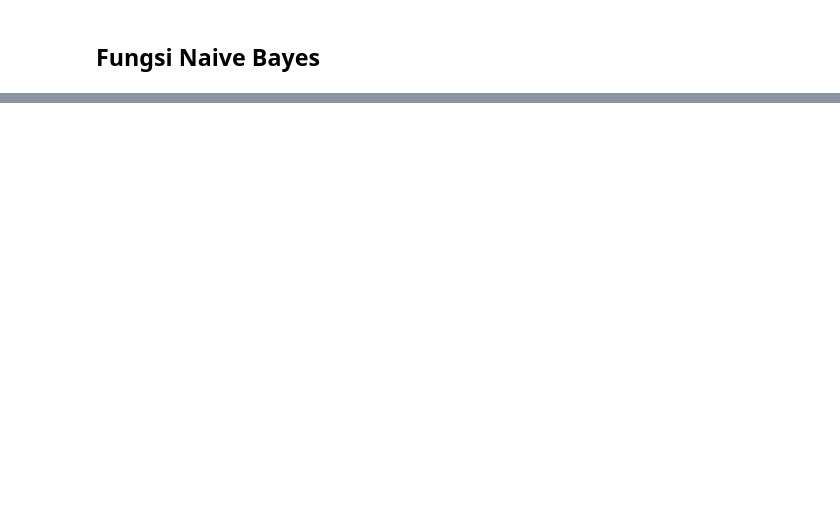
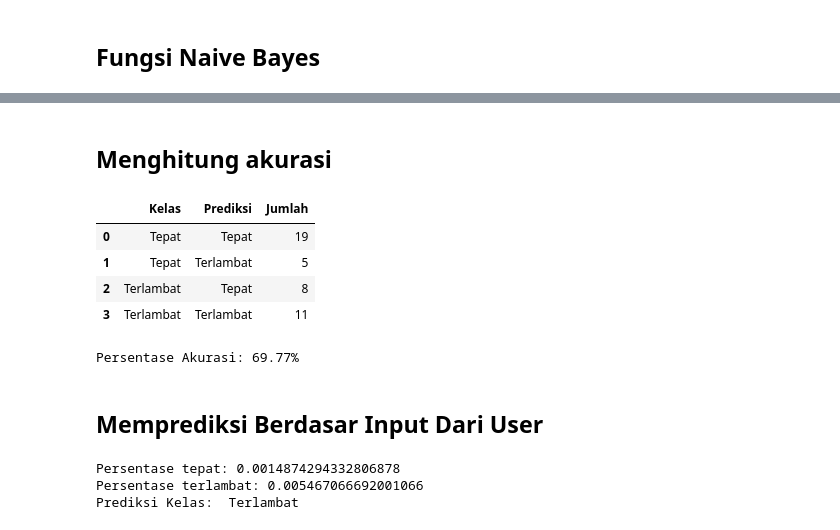
Before and after one commit to Syahbagus/Tugas_Kuliah, a Jupyter notebook: Semester 3/Statistik Komputasi/UAS/Naive_Bayes.ipynb, the cells around one changed output, grey strips where cells are left out. Drawn from its saved outputs; the diff is of its cells as text; code cells hidden in the pictures; blank space fills up the shorter version.

```diff
--- a/Semester 3/Statistik Komputasi/UAS/Naive_Bayes.ipynb
+++ b/Semester 3/Statistik Komputasi/UAS/Naive_Bayes.ipynb
@@ -521,0 +565,62 @@ Prediksi Kelas:  Terlambat
+# %% [markdown]
+## Menghitung akurasi
+# %%
+# Menginisialisasi list untuk menyimpan hasil evaluasi
+evaluasi = []
+
+# Kombinasi nilai yang mungkin pada kolom "KELAS" dan "PREDIKSI"
+nilai_kelas = ['Tepat', 'Terlambat']
+nilai_prediksi = ['Tepat', 'Terlambat']
+
+# Iterasi untuk setiap kombinasi nilai
+for kelas in nilai_kelas:
+    for prediksi in nilai_prediksi:
+        # Menghitung jumlah baris yang sesuai dengan kombinasi nilai
+        jumlah_baris = len(data_testing_copy[(data_testing_copy['KELAS'] == kelas) & (data_testing_copy['Prediksi'] == prediksi)])
+        evaluasi.append({
+            'Kelas': kelas,
+            'Prediksi': prediksi,
+            'Jumlah': jumlah_baris
+        })
+
+# Membuat DataFrame untuk hasil evaluasi
+df_evaluasi = pd.DataFrame(evaluasi)
+
+# Menampilkan DataFrame hasil evaluasi
+df_evaluasi
+# %% [output]
+|  | Kelas | Prediksi | Jumlah |
+| 0 | Tepat | Tepat | 19 |
+| 1 | Tepat | Terlambat | 5 |
+| 2 | Terlambat | Tepat | 8 |
+| 3 | Terlambat | Terlambat | 11 |
+# %%
+# Menghitung jumlah prediksi benar
+jumlah_prediksi_benar = df_evaluasi[df_evaluasi['Kelas'] == df_evaluasi['Prediksi']]['Jumlah'].sum()
+
+# Menghitung total data
+total_data = df_evaluasi['Jumlah'].sum()
+
+# Menghitung persentase akurasi
+persentase_akurasi = (jumlah_prediksi_benar / total_data) * 100
+
+print(f'Persentase Akurasi: {persentase_akurasi:.2f}%')
+# %% [output]
+Persentase Akurasi: 69.77%
+# %% [markdown]
+## Memprediksi Berdasar Input Dari User
+# %%
+
+jenisKelamin = input('Masukkan jenis kelamin anda? (Laki-laki/Perempuan): ')
+asalDaerah = input('Dari mana asal anda? (Dalam Kabupaten/Dalam Provinsi/Luar Pulau: ')
+cuti = input('Pernahkah anda cuti? (Ya/Tidak): ')
+asalSMA = input('Masukkan asal SMA anda (SMA/SMK/MA): ')
+nikah = input('Sudahkah anda menikah? (Sudah/Belum): ')
+program = input('Program yang anda ikuti (Karyawan/Reguler): ')
+
+kelas_prediksi = naive_bayes_prediction(jenisKelamin, asalDaerah, cuti, asalSMA, nikah, program)
+print("Prediksi Kelas: ", kelas_prediksi)
+# %% [output]
+Persentase tepat: 0.0014874294332806878
+Persentase terlambat: 0.005467066692001066
+Prediksi Kelas:  Terlambat
```
Also changed, not shown: parts of 6 cells of this notebook.
